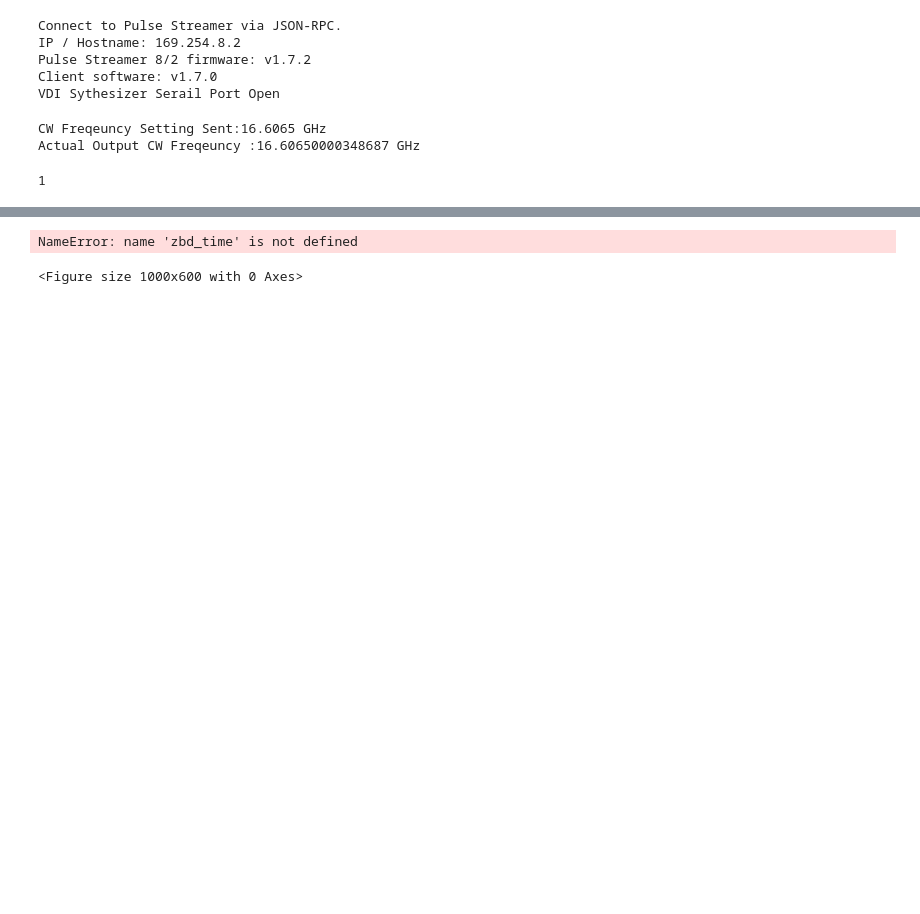
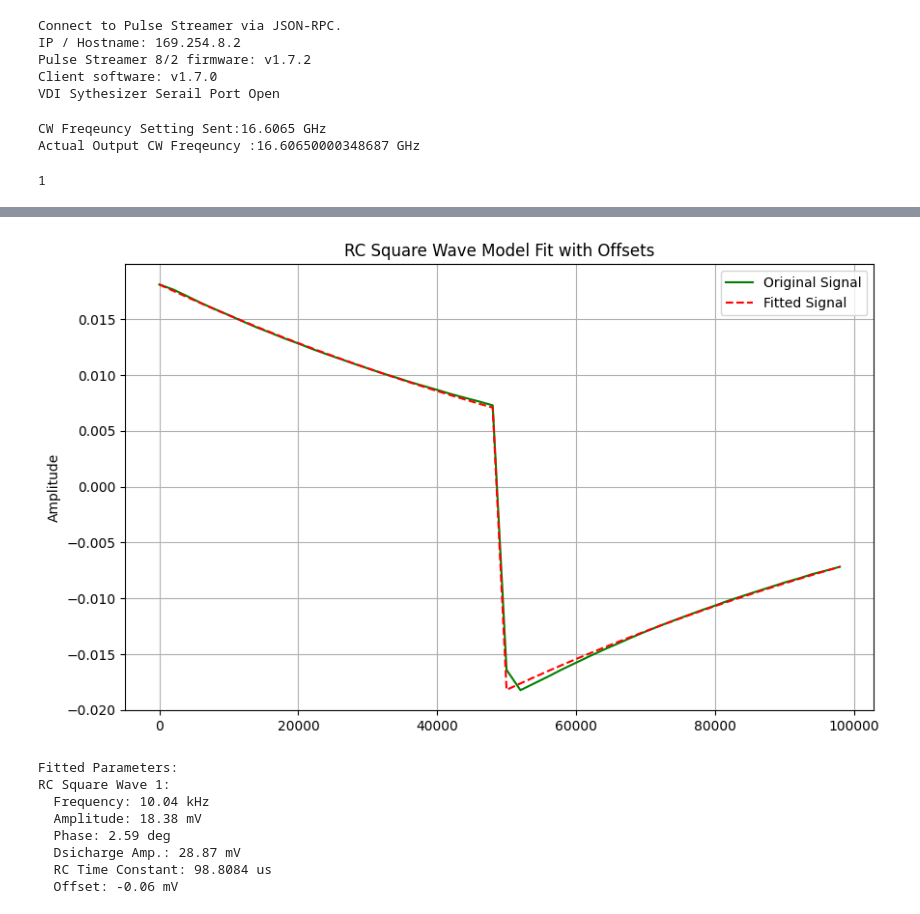
Before and after one commit to cct1123/diamondgui, a Jupyter notebook: calibration/dev_thz_reflection.ipynb, the cells around one changed output, grey strips where cells are left out. Cells and saved outputs as stored; diff of their text form; code cells hidden in the pictures; blank space fills up the shorter version.

```diff
--- a/calibration/dev_thz_reflection.ipynb
+++ b/calibration/dev_thz_reflection.ipynb
@@ -262,28 +274,35 @@ Text(0, 0.5, 'Amplitude [mV]')
 # %%
-# params_opt, _ = fit_rcsquare(zbd_time, zbd_samples, initial_guess=para_fit, bounds=fit_bounds)
-# fitted_signal = rc_square_wave_with_offset(zbd_time, *params_opt)
+params_opt, _ = fit_rcsquare(zbd_time, zbd_samples, initial_guess=para_fit, bounds=fit_bounds)
+fitted_signal = rc_square_wave_with_offset(zbd_time, *params_opt)
 # Plot the original and fitted signals-----------------------
 plt.figure(figsize=(10, 6))
-plt.plot(zbd_time, zbd_samples, label="Original Signal", color='blue')
-# plt.plot(zbd_time, fitted_signal, label="Fitted Signal", linestyle="--", color='red')
+plt.plot(zbd_time, zbd_samples, label="Original Signal", color='green')
+plt.plot(zbd_time, fitted_signal, label="Fitted Signal", linestyle="--", color='red')
 plt.title('RC Square Wave Model Fit with Offsets')
-plt.xlabel('Time [s]')
+# plt.xlabel('Time [s]')
 plt.ylabel('Amplitude')
 plt.legend()
 plt.grid(True)
 plt.show()
 
 # Display the optimized parameters
 num_waves = len(params_opt) // 5
 print("Fitted Parameters:")
 for i in range(num_waves):
     print(f"RC Square Wave {i+1}:")
     print(f"  Frequency: {1E9*params_opt[i*5]/1E3:.2f} kHz")
     print(f"  Amplitude: {params_opt[i*5+1]*1E3:.2f} mV")
     print(f"  Phase: {180/np.pi*params_opt[i*5+2]:.2f} deg")
     print(f"  Dsicharge Amp.: {params_opt[i*5+3]*1E3:.2f} mV")
     print(f"  RC Time Constant: {params_opt[i*5+4]/1E3:.4f} us")
     print(f"  Offset: {params_opt[i*5+5]*1E3:.2f} mV")
 # %% [output]
+[figure, added]
-NameError: name 'zbd_time' is not defined
+Fitted Parameters:
+RC Square Wave 1:
+  Frequency: 10.04 kHz
+  Amplitude: 18.38 mV
+  Phase: 2.59 deg
+  Dsicharge Amp.: 28.87 mV
+  RC Time Constant: 98.8084 us
+  Offset: -0.06 mV
-<Figure size 1000x600 with 0 Axes>
```
Also changed, not shown: parts of 6 cells of this notebook, 6 other files.
